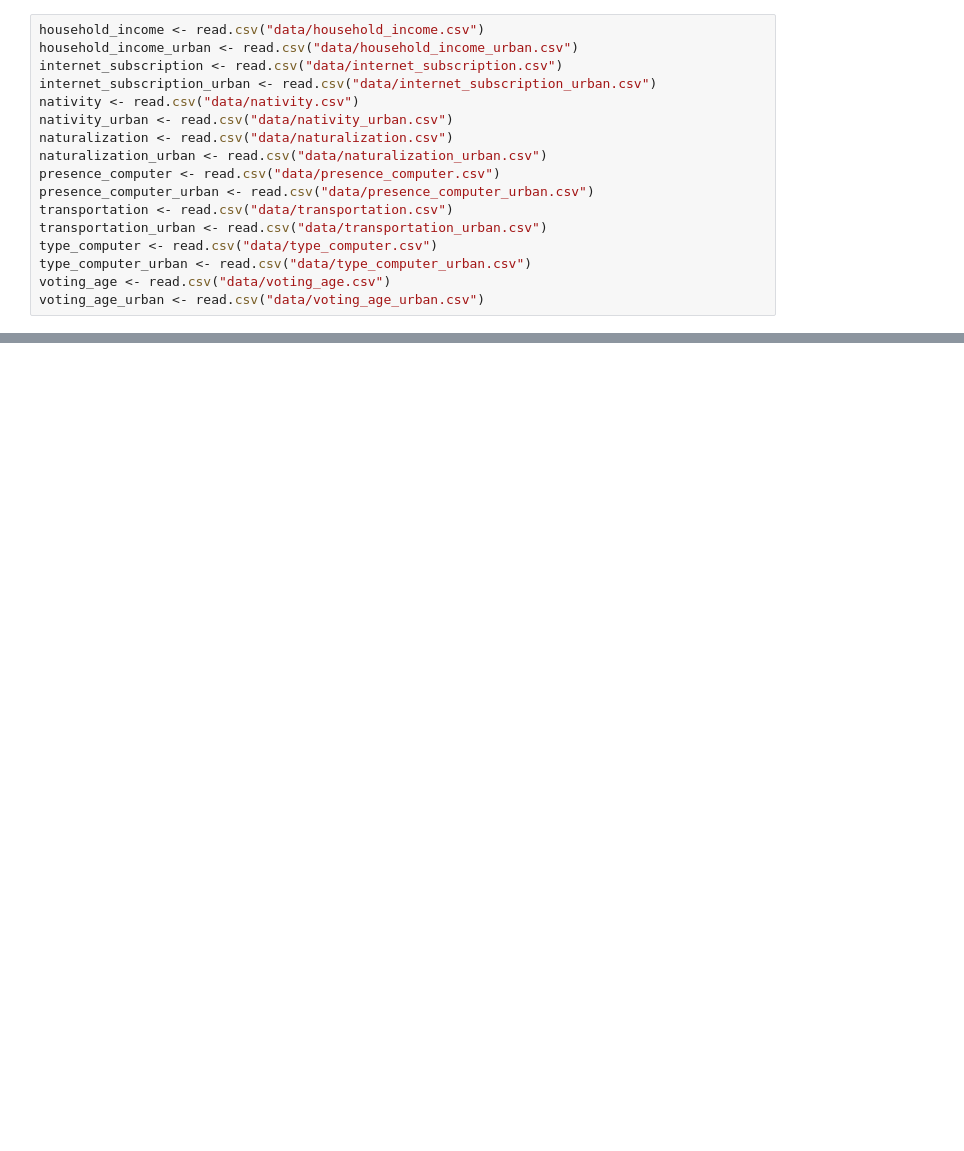
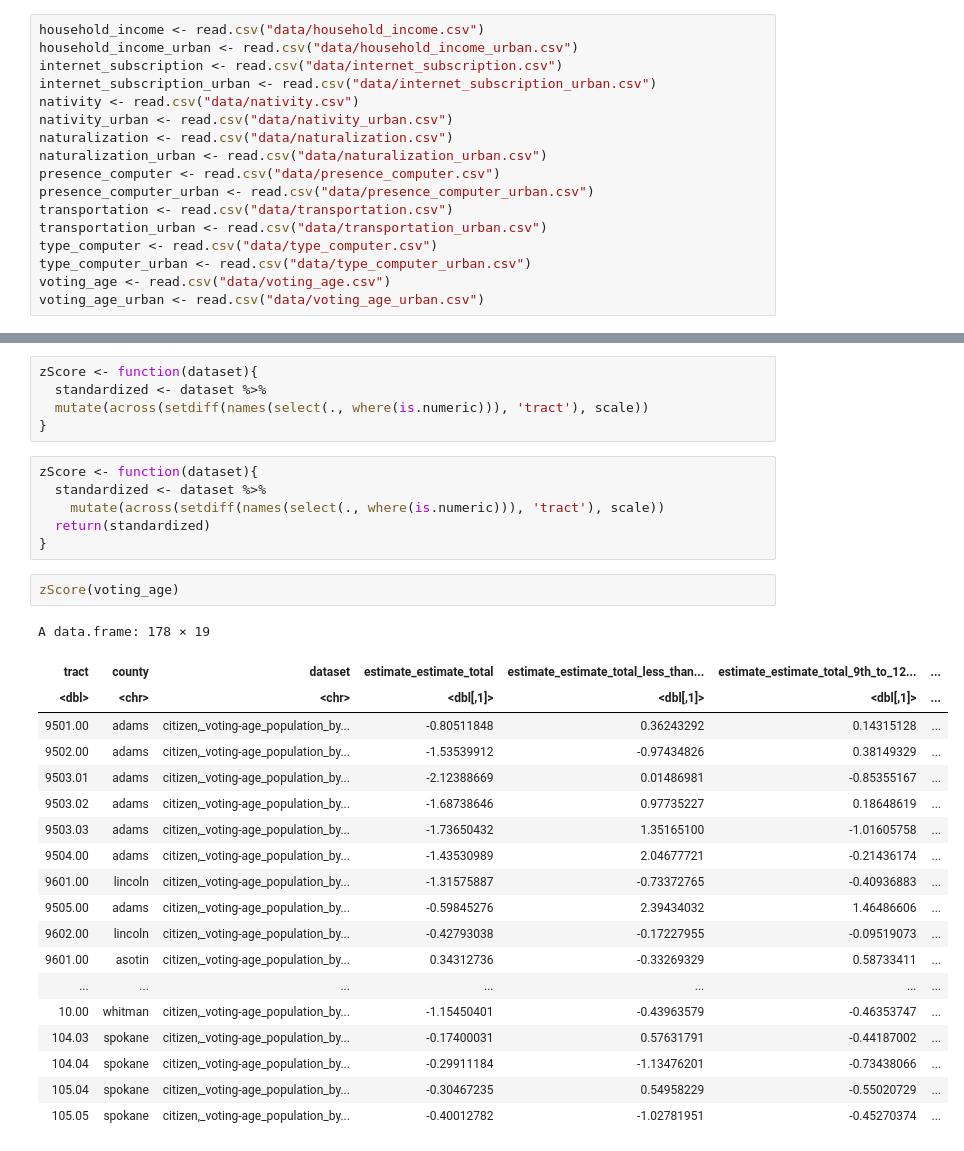
Before and after one commit to nicholasptran/eastern-washington-digital-equity, a Jupyter notebook: app/notebooks_and_testing/data_test.ipynb, the cells around one changed output, grey strips where cells are left out. Cells and saved outputs as stored; diff of their text form; blank space fills up the shorter version.

Commit message:
added standardized data

```diff
--- a/app/notebooks_and_testing/data_test.ipynb
+++ b/app/notebooks_and_testing/data_test.ipynb
@@ -34,0 +61,33 @@ A data.frame: 0 × 23
+# %%
+zScore <- function(dataset){
+  standardized <- dataset %>%
+  mutate(across(setdiff(names(select(., where(is.numeric))), 'tract'), scale))
+}
+# %%
+zScore <- function(dataset){
+  standardized <- dataset %>%
+    mutate(across(setdiff(names(select(., where(is.numeric))), 'tract'), scale))
+  return(standardized)
+}
+# %%
+zScore(voting_age)
+# %% [output]
+A data.frame: 178 × 19
+| tract | county | dataset | estimate_estimate_total | estimate_estimate_total_less_than... | estimate_estimate_total_9th_to_12... | ... |
+| <dbl> | <chr> | <chr> | <dbl[,1]> | <dbl[,1]> | <dbl[,1]> | ... |
+| 9501.00 | adams | citizen,_voting-age_population_by... | -0.80511848 | 0.36243292 | 0.14315128 | ... |
+| 9502.00 | adams | citizen,_voting-age_population_by... | -1.53539912 | -0.97434826 | 0.38149329 | ... |
+| 9503.01 | adams | citizen,_voting-age_population_by... | -2.12388669 | 0.01486981 | -0.85355167 | ... |
+| 9503.02 | adams | citizen,_voting-age_population_by... | -1.68738646 | 0.97735227 | 0.18648619 | ... |
+| 9503.03 | adams | citizen,_voting-age_population_by... | -1.73650432 | 1.35165100 | -1.01605758 | ... |
+| 9504.00 | adams | citizen,_voting-age_population_by... | -1.43530989 | 2.04677721 | -0.21436174 | ... |
+| 9601.00 | lincoln | citizen,_voting-age_population_by... | -1.31575887 | -0.73372765 | -0.40936883 | ... |
+| 9505.00 | adams | citizen,_voting-age_population_by... | -0.59845276 | 2.39434032 | 1.46486606 | ... |
+| 9602.00 | lincoln | citizen,_voting-age_population_by... | -0.42793038 | -0.17227955 | -0.09519073 | ... |
+| 9601.00 | asotin | citizen,_voting-age_population_by... | 0.34312736 | -0.33269329 | 0.58733411 | ... |
+| ... | ... | ... | ... | ... | ... | ... |
+| 10.00 | whitman | citizen,_voting-age_population_by... | -1.15450401 | -0.43963579 | -0.46353747 | ... |
+| 104.03 | spokane | citizen,_voting-age_population_by... | -0.17400031 | 0.57631791 | -0.44187002 | ... |
+| 104.04 | spokane | citizen,_voting-age_population_by... | -0.29911184 | -1.13476201 | -0.73438066 | ... |
+| 105.04 | spokane | citizen,_voting-age_population_by... | -0.30467235 | 0.54958229 | -0.55020729 | ... |
+| 105.05 | spokane | citizen,_voting-age_population_by... | -0.40012782 | -1.02781951 | -0.45270374 | ... |
```
Also changed, not shown: parts of 4 cells of this notebook, 26 other files.
